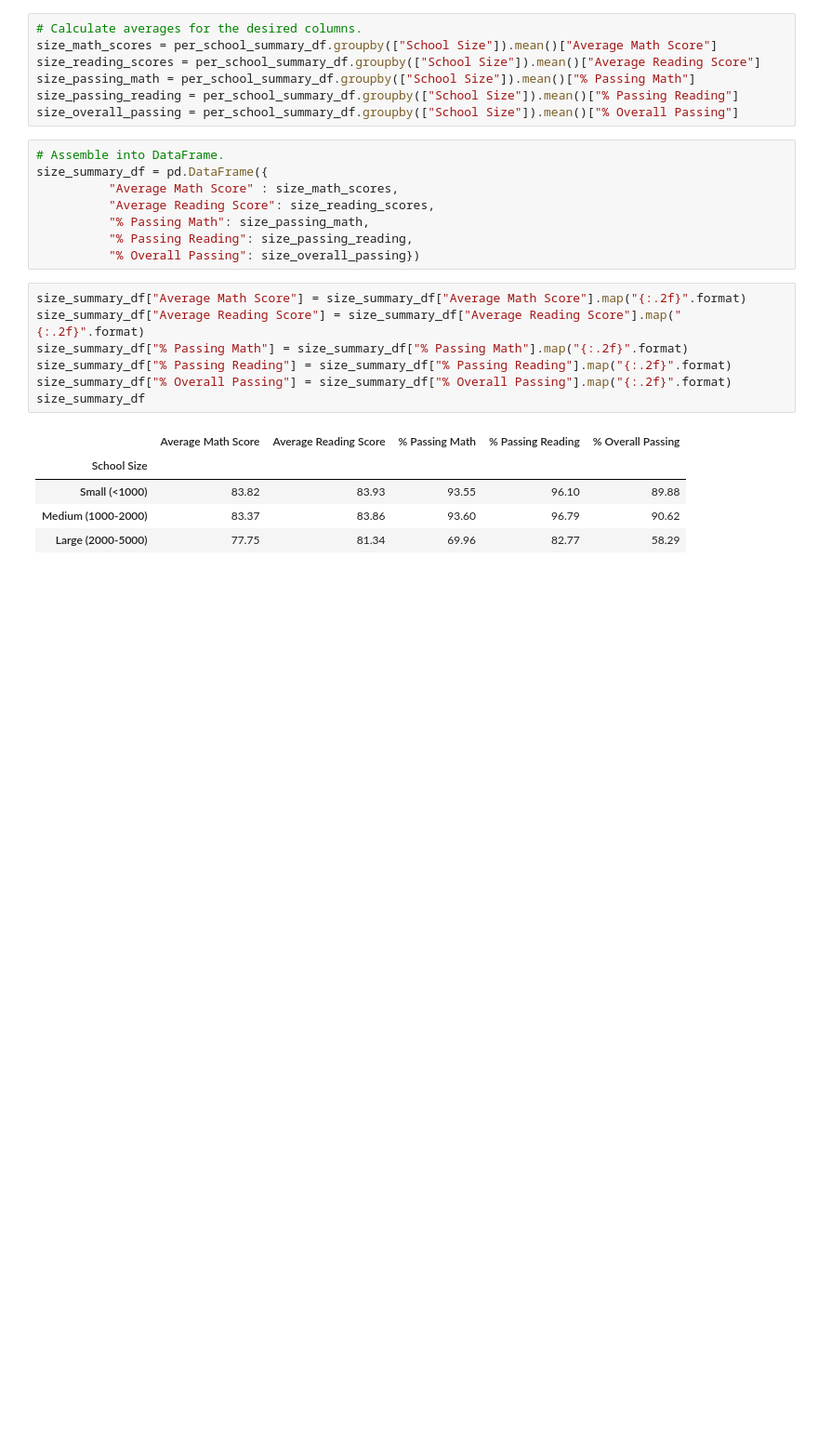
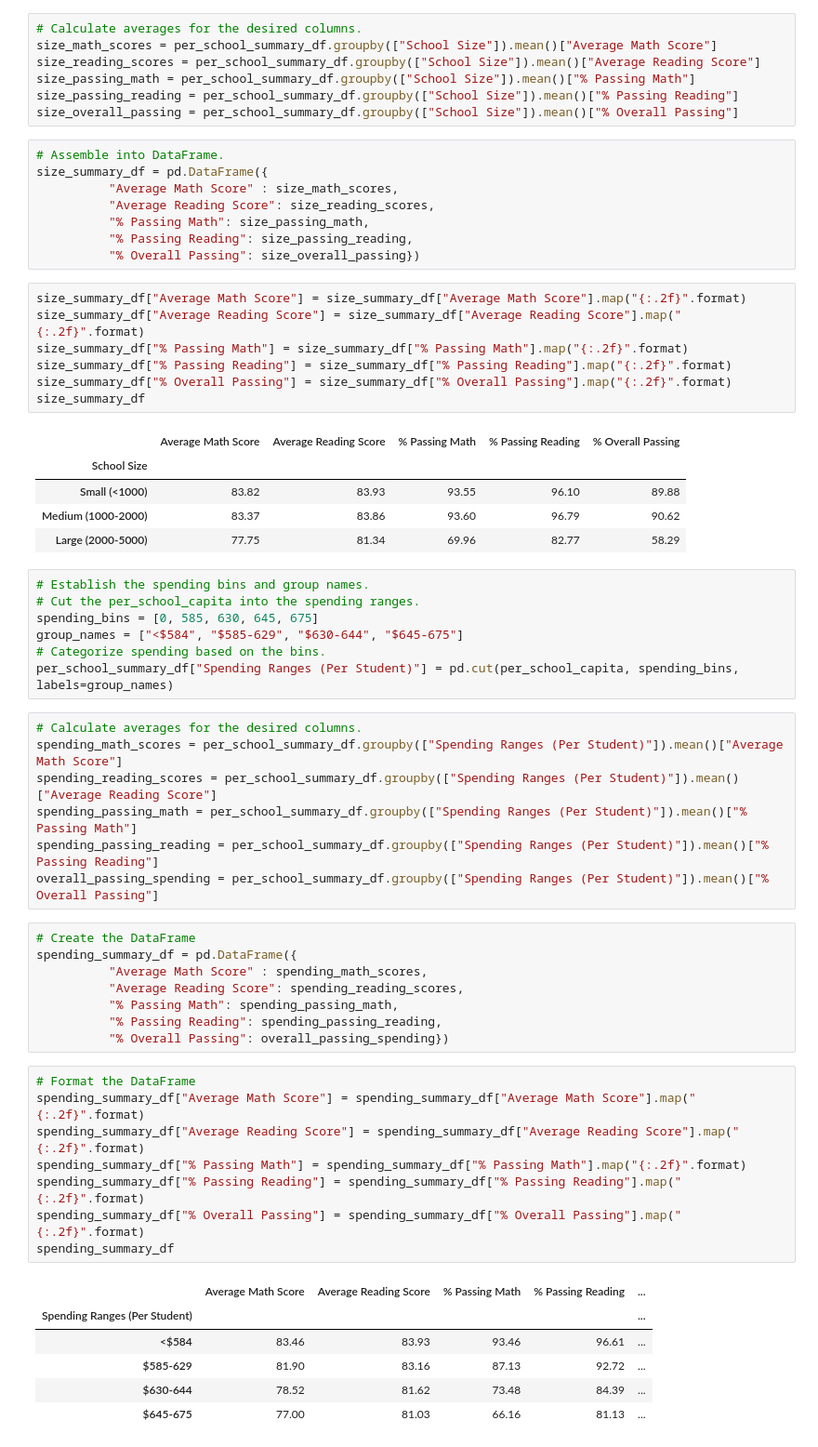
Before and after one commit to skanab/School_District_Analysis, a Jupyter notebook: PyCitySchools_Challenge_testing.ipynb, the cells around one changed output. Shown: that part at 93% size. Cells and saved outputs as stored; diff of their text form; blank space fills up the shorter version.

```diff
--- a/PyCitySchools_Challenge_testing.ipynb
+++ b/PyCitySchools_Challenge_testing.ipynb
@@ -1069,3 +1069,40 @@ size_summary_df
 | Small (<1000) | 83.82 | 83.93 | 93.55 | 96.10 | 89.88 |
 | Medium (1000-2000) | 83.37 | 83.86 | 93.60 | 96.79 | 90.62 |
 | Large (2000-5000) | 77.75 | 81.34 | 69.96 | 82.77 | 58.29 |
+# %%
+# Establish the spending bins and group names.
+# Cut the per_school_capita into the spending ranges.
+spending_bins = [0, 585, 630, 645, 675]
+group_names = ["<$584", "$585-629", "$630-644", "$645-675"]
+# Categorize spending based on the bins.
+per_school_summary_df["Spending Ranges (Per Student)"] = pd.cut(per_school_capita, spending_bins, labels=group_names)
+# %%
+# Calculate averages for the desired columns.
+spending_math_scores = per_school_summary_df.groupby(["Spending Ranges (Per Student)"]).mean()["Average Math Score"]
+spending_reading_scores = per_school_summary_df.groupby(["Spending Ranges (Per Student)"]).mean()["Average Reading Score"]
+spending_passing_math = per_school_summary_df.groupby(["Spending Ranges (Per Student)"]).mean()["% Passing Math"]
+spending_passing_reading = per_school_summary_df.groupby(["Spending Ranges (Per Student)"]).mean()["% Passing Reading"]
+overall_passing_spending = per_school_summary_df.groupby(["Spending Ranges (Per Student)"]).mean()["% Overall Passing"]
+# %%
+# Create the DataFrame
+spending_summary_df = pd.DataFrame({
+          "Average Math Score" : spending_math_scores,
+          "Average Reading Score": spending_reading_scores,
+          "% Passing Math": spending_passing_math,
+          "% Passing Reading": spending_passing_reading,
+          "% Overall Passing": overall_passing_spending})
+# %%
+# Format the DataFrame
+spending_summary_df["Average Math Score"] = spending_summary_df["Average Math Score"].map("{:.2f}".format)
+spending_summary_df["Average Reading Score"] = spending_summary_df["Average Reading Score"].map("{:.2f}".format)
+spending_summary_df["% Passing Math"] = spending_summary_df["% Passing Math"].map("{:.2f}".format)
+spending_summary_df["% Passing Reading"] = spending_summary_df["% Passing Reading"].map("{:.2f}".format)
+spending_summary_df["% Overall Passing"] = spending_summary_df["% Overall Passing"].map("{:.2f}".format)
+spending_summary_df
+# %% [output]
+|  | Average Math Score | Average Reading Score | % Passing Math | % Passing Reading | ... |
+| Spending Ranges (Per Student) |  |  |  |  | ... |
+| <$584 | 83.46 | 83.93 | 93.46 | 96.61 | ... |
+| $585-629 | 81.90 | 83.16 | 87.13 | 92.72 | ... |
+| $630-644 | 78.52 | 81.62 | 73.48 | 84.39 | ... |
+| $645-675 | 77.00 | 81.03 | 66.16 | 81.13 | ... |
```
Also changed, not shown: 4 other files.
